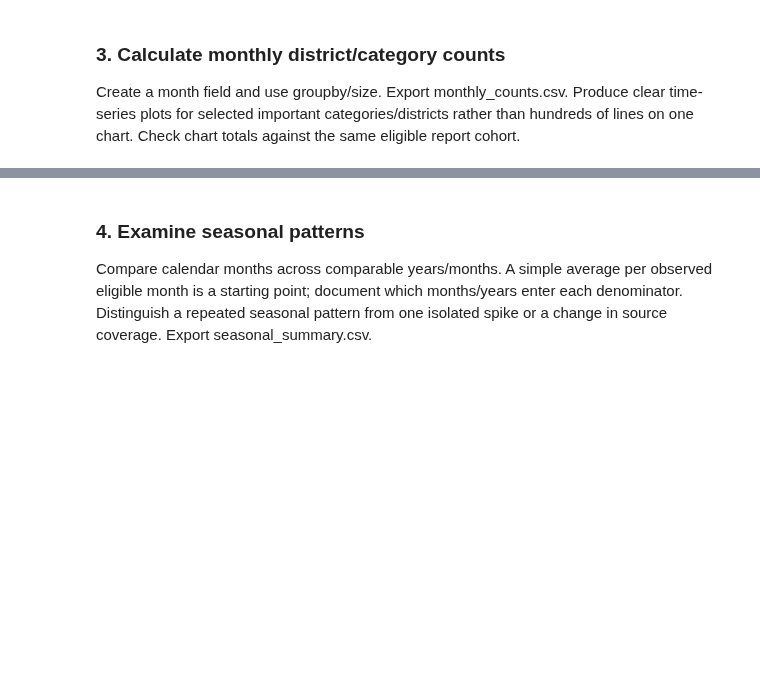
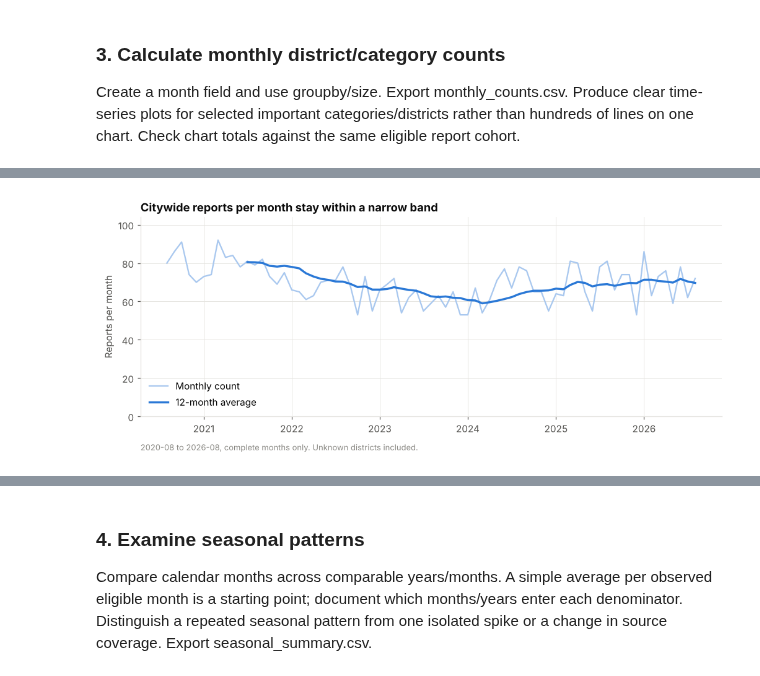
Before and after one commit to mshongwe775/bremen-crime-data-analytics, a Jupyter notebook: team_notebooks/05_time_and_anomalies.ipynb, the cells around one changed output, grey strips where cells are left out. Cells and saved outputs as stored; diff of their text form; code cells hidden in the pictures; blank space fills up the shorter version.

```diff
--- a/team_notebooks/05_time_and_anomalies.ipynb
+++ b/team_notebooks/05_time_and_anomalies.ipynb
@@ -108,0 +384,16 @@ Create a month field and use groupby/size. Export monthly_counts.csv. Produce cl
+# %%
+# Figure 3: citywide reports per month with a 12-month rolling average.
+city = monthly_total.loc[CITY_START:END_MONTH]
+rolling = city.rolling(12, min_periods=12).mean()
+fig, ax = plt.subplots(figsize=(11, 3.8))
+cx = city.index.to_timestamp()
+ax.plot(cx, city.values, color=LIGHT_BLUE, lw=1.5)
+ax.plot(cx, rolling.values, color=BLUE, lw=2.2)
+ax.lines[0].set_label("Monthly count"); ax.lines[1].set_label("12-month average")
+ax.legend(frameon=False, loc="lower left")
+ax.set(title="Citywide reports per month stay within a narrow band", ylabel="Reports per month", ylim=(0, city.max() + 12))
+ax.text(0, -0.17, f"{CITY_START} to {END_MONTH}, complete months only. Unknown districts included.",
+        transform=ax.transAxes, color=MUTED, fontsize=8.5)
+save_figure(fig, "fig3_citywide_monthly.png")
+# %% [output]
+[figure, added]
```
Also changed, not shown: parts of 46 cells of this notebook, 11 other files.
